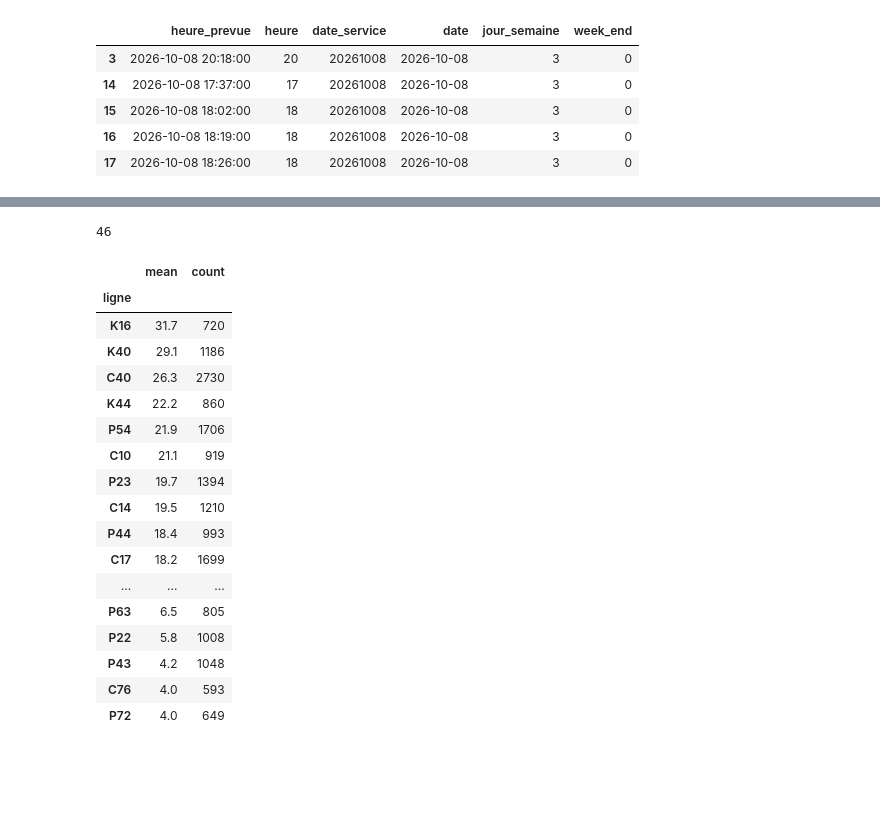
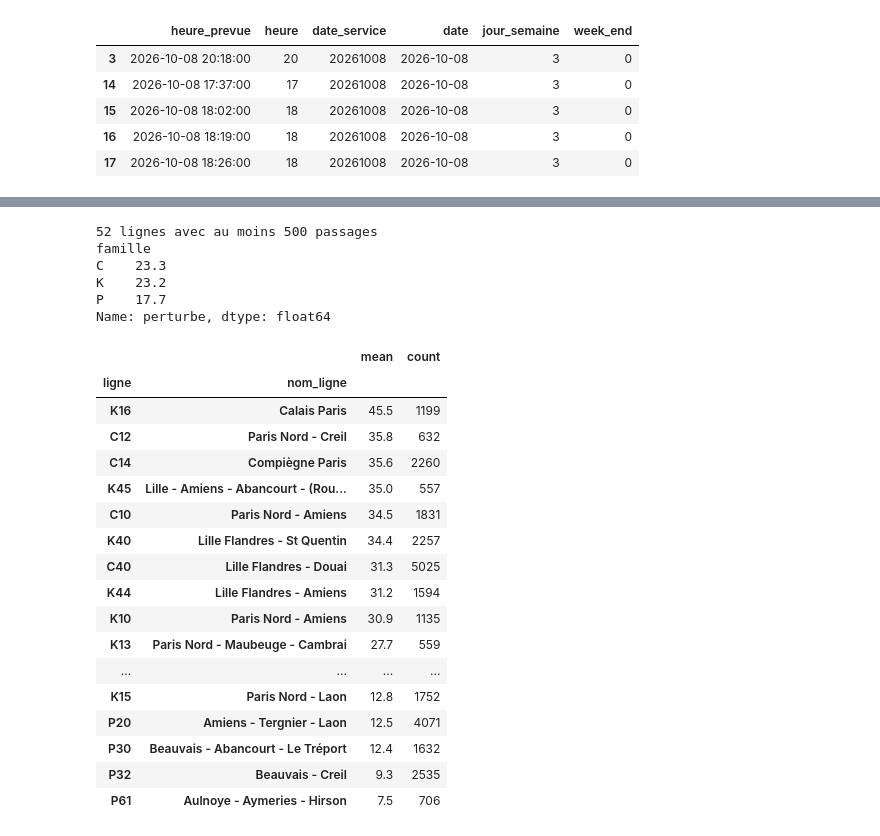
Before and after one commit to Aly2001/quai-nord, a Jupyter notebook: analyse_01.ipynb, the cells around one changed output, grey strips where cells are left out. Cells and saved outputs as stored; diff of their text form; code cells hidden in the pictures; blank space fills up the shorter version.

```diff
--- a/analyse_01.ipynb
+++ b/analyse_01.ipynb
@@ -227,15 +220,21 @@ Name: en_retard, dtype: float64
 # %%
-tranches=[0, 1, 2, 4, 7, 10, 14, 100]
-nom_tranches=["1er","2e", "3e-4e", "5e-7e", "8e-10e", "11e-14e", "15e et +"]
-df_ter['position']=pd.cut(df_ter['ordre_arret'],bins=tranches,labels=nom_tranches)
-par_position=df_ter.groupby('position',observed=True)["en_retard"].agg(['mean','count'])
+df_ter["rang"] = df_ter["ordre_arret"] + 1
+
+tranches = [0, 1, 2, 4, 7, 10, 14, 100]
+noms_tranches = ["1er", "2e", "3e-4e", "5e-7e", "8e-10e", "11e-14e", "15e et +"]
+df_ter["position"] = pd.cut(df_ter["rang"], bins=tranches, labels=noms_tranches)
+
+par_position = df_ter.groupby("position", observed=True)["perturbe"].agg(["mean", "count"])
 par_position["mean"] = par_position["mean"] * 100
+print("Passages rangés :", par_position["count"].sum(), "sur", len(df_ter))
 
 par_position["mean"].plot(kind="bar", figsize=(8, 4), color="#14213D")
-plt.axhline(df_ter["en_retard"].mean() * 100, color="#F2C230", linestyle="--", label="Moyenne")
-plt.ylabel("% de passages en retard")
+plt.axhline(df_ter["perturbe"].mean() * 100, color="#F2C230", linestyle="--", label="Moyenne")
+plt.ylabel("% de passages perturbés")
 plt.xlabel("Position de l'arrêt dans le trajet")
-plt.title("Le retard s'accumule-t-il au fil du trajet ?")
+plt.title("La perturbation au fil du trajet")
 plt.legend()
 plt.show()
+
+par_position.round(1)
 # %% [output]
@@ -295,27 +292,36 @@ Passages rangés : 65212 sur 65212
 # %%
 #le retard par rapport à la lignes
-par_ligne=df_ter.groupby('ligne')['en_retard'].agg(['mean','count'])
-par_ligne['mean']=par_ligne['mean']*100
-par_ligne=par_ligne[par_ligne['count']>=500].sort_values('mean',ascending=False)
-print(len(par_ligne))
+par_ligne = df_ter.groupby(["ligne", "nom_ligne"])["perturbe"].agg(["mean", "count"])
+par_ligne["mean"] = par_ligne["mean"] * 100
+par_ligne = par_ligne[par_ligne["count"] >= 500].sort_values("mean", ascending=False)
+print(len(par_ligne), "lignes avec au moins 500 passages")
+
+df_ter["famille"] = df_ter["ligne"].str[0]
+print((df_ter.groupby("famille")["perturbe"].mean() * 100).round(1))
+
 par_ligne.round(1)
 # %% [output]
-46
+52 lignes avec au moins 500 passages
+famille
+C    23.3
+K    23.2
+P    17.7
+Name: perturbe, dtype: float64
-|  | mean | count |
-| ligne |  |  |
-| K16 | 31.7 | 720 |
-| K40 | 29.1 | 1186 |
-| C40 | 26.3 | 2730 |
-| K44 | 22.2 | 860 |
-| P54 | 21.9 | 1706 |
-| C10 | 21.1 | 919 |
-| P23 | 19.7 | 1394 |
-| C14 | 19.5 | 1210 |
-| P44 | 18.4 | 993 |
-| C17 | 18.2 | 1699 |
-| ... | ... | ... |
-| P63 | 6.5 | 805 |
-| P22 | 5.8 | 1008 |
-| P43 | 4.2 | 1048 |
-| C76 | 4.0 | 593 |
-| P72 | 4.0 | 649 |
+|  |  | mean | count |
+| ligne | nom_ligne |  |  |
+| K16 | Calais Paris | 45.5 | 1199 |
+| C12 | Paris Nord - Creil | 35.8 | 632 |
+| C14 | Compiègne Paris | 35.6 | 2260 |
+| K45 | Lille - Amiens - Abancourt - (Rou... | 35.0 | 557 |
+| C10 | Paris Nord - Amiens | 34.5 | 1831 |
+| K40 | Lille Flandres - St Quentin | 34.4 | 2257 |
+| C40 | Lille Flandres - Douai | 31.3 | 5025 |
+| K44 | Lille Flandres - Amiens | 31.2 | 1594 |
+| K10 | Paris Nord - Amiens | 30.9 | 1135 |
+| K13 | Paris Nord - Maubeuge - Cambrai | 27.7 | 559 |
+| ... | ... | ... | ... |
+| K15 | Paris Nord - Laon | 12.8 | 1752 |
+| P20 | Amiens - Tergnier - Laon | 12.5 | 4071 |
+| P30 | Beauvais - Abancourt - Le Tréport | 12.4 | 1632 |
+| P32 | Beauvais - Creil | 9.3 | 2535 |
+| P61 | Aulnoye - Aymeries - Hirson | 7.5 | 706 |
```
Also changed, not shown: parts of 23 cells of this notebook, 6 other files.
